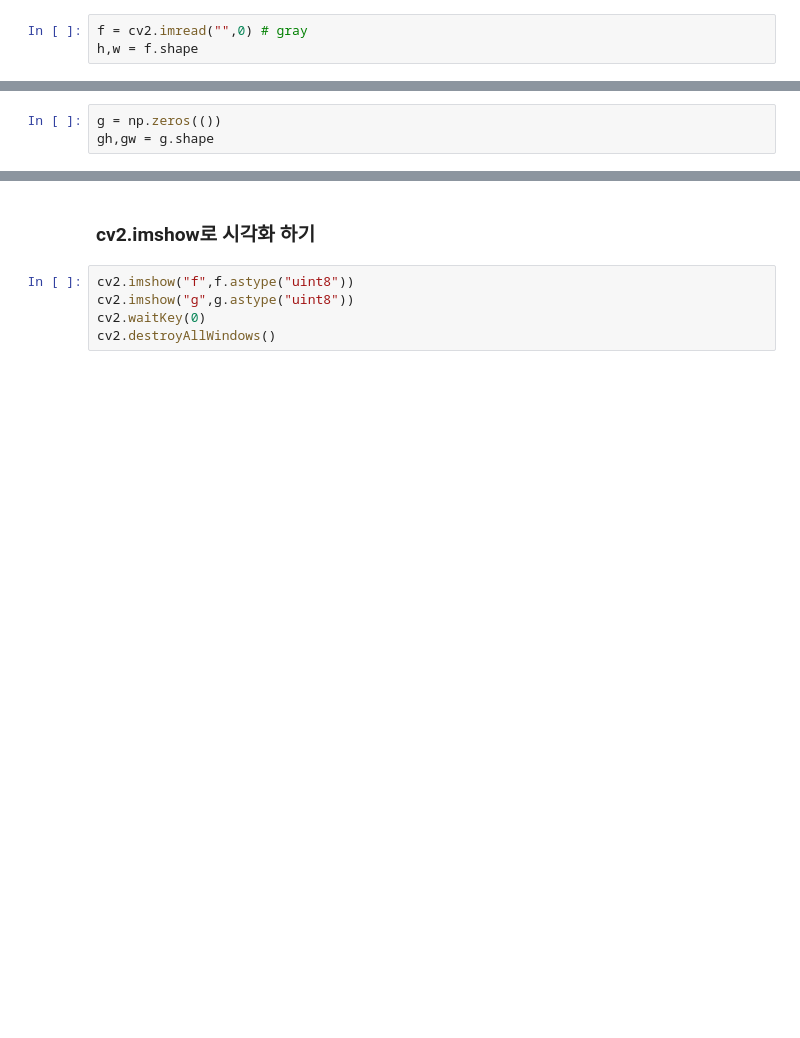
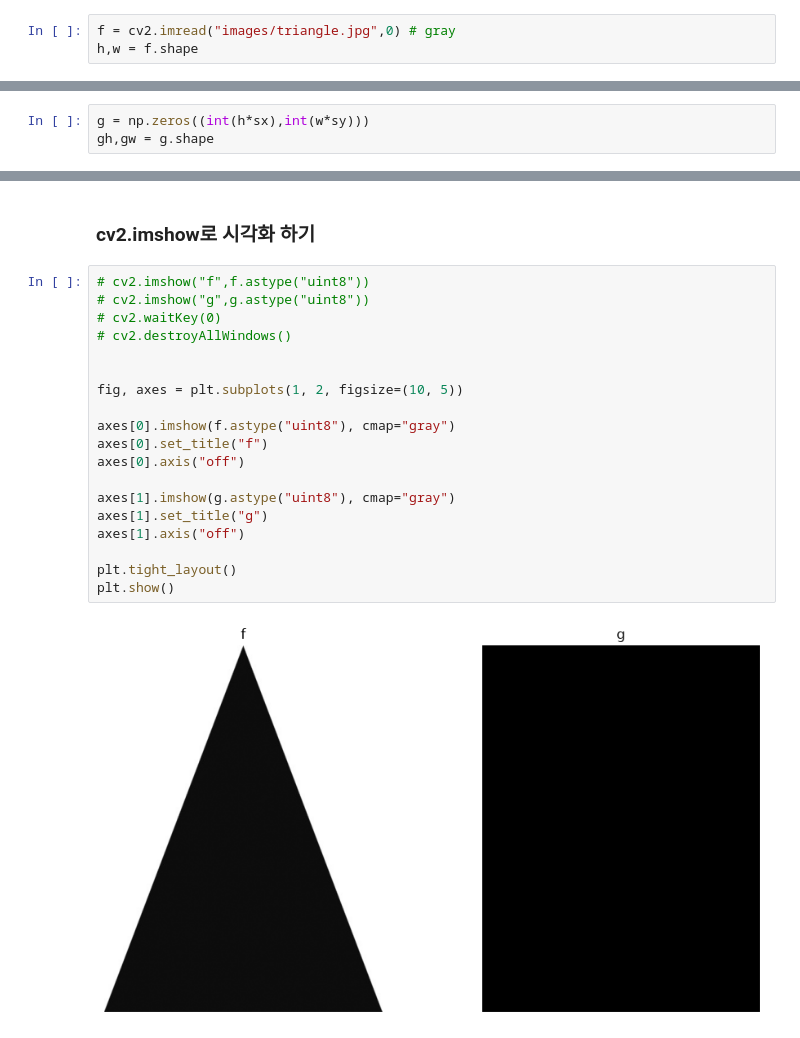
Before and after one commit to taewhan29/2026-2_Base_Env, a Jupyter notebook: computer_vision/chap07_student/chapter7_5.ipynb, the cells around one changed output, grey strips where cells are left out. Saved outputs shown, nothing was run; the diff lists cells and outputs as text; blank space fills up the shorter version.

```diff
--- a/computer_vision/chap07_student/chapter7_5.ipynb
+++ b/computer_vision/chap07_student/chapter7_5.ipynb
@@ -39,12 +43,12 @@ print(A)
 # %% [markdown]
 ### "triangle.jpg" 흑백 영상(f)으로 불러오고,영상의 크기(h,w)를 자동으로 구하기
 # %%
-f = cv2.imread("",0) # gray
+f = cv2.imread("images/triangle.jpg",0) # gray
 h,w = f.shape
 # %% [markdown]
 ### 결과 데이터 (g) 생성하기
 # %%
-g = np.zeros(())
+g = np.zeros((int(h*sx),int(w*sy)))
 gh,gw = g.shape
 # %% [markdown]
 ### 동차 행렬, 역방향 사상을 기반으로 양선형 보간 구현하기
@@ -56,7 +85,23 @@ g = g.astype("uint8")
 # %% [markdown]
 ### cv2.imshow로 시각화 하기
 # %%
-cv2.imshow("f",f.astype("uint8"))
-cv2.imshow("g",g.astype("uint8"))
-cv2.waitKey(0)
-cv2.destroyAllWindows()
+# cv2.imshow("f",f.astype("uint8"))
+# cv2.imshow("g",g.astype("uint8"))
+# cv2.waitKey(0)
+# cv2.destroyAllWindows()
+
+
+fig, axes = plt.subplots(1, 2, figsize=(10, 5))
+
+axes[0].imshow(f.astype("uint8"), cmap="gray")
+axes[0].set_title("f")
+axes[0].axis("off")
+
+axes[1].imshow(g.astype("uint8"), cmap="gray")
+axes[1].set_title("g")
+axes[1].axis("off")
+
+plt.tight_layout()
+plt.show()
+# %% [output]
+[figure, added]
```
Also changed, not shown: parts of 2 cells of this notebook, 1 other file.
